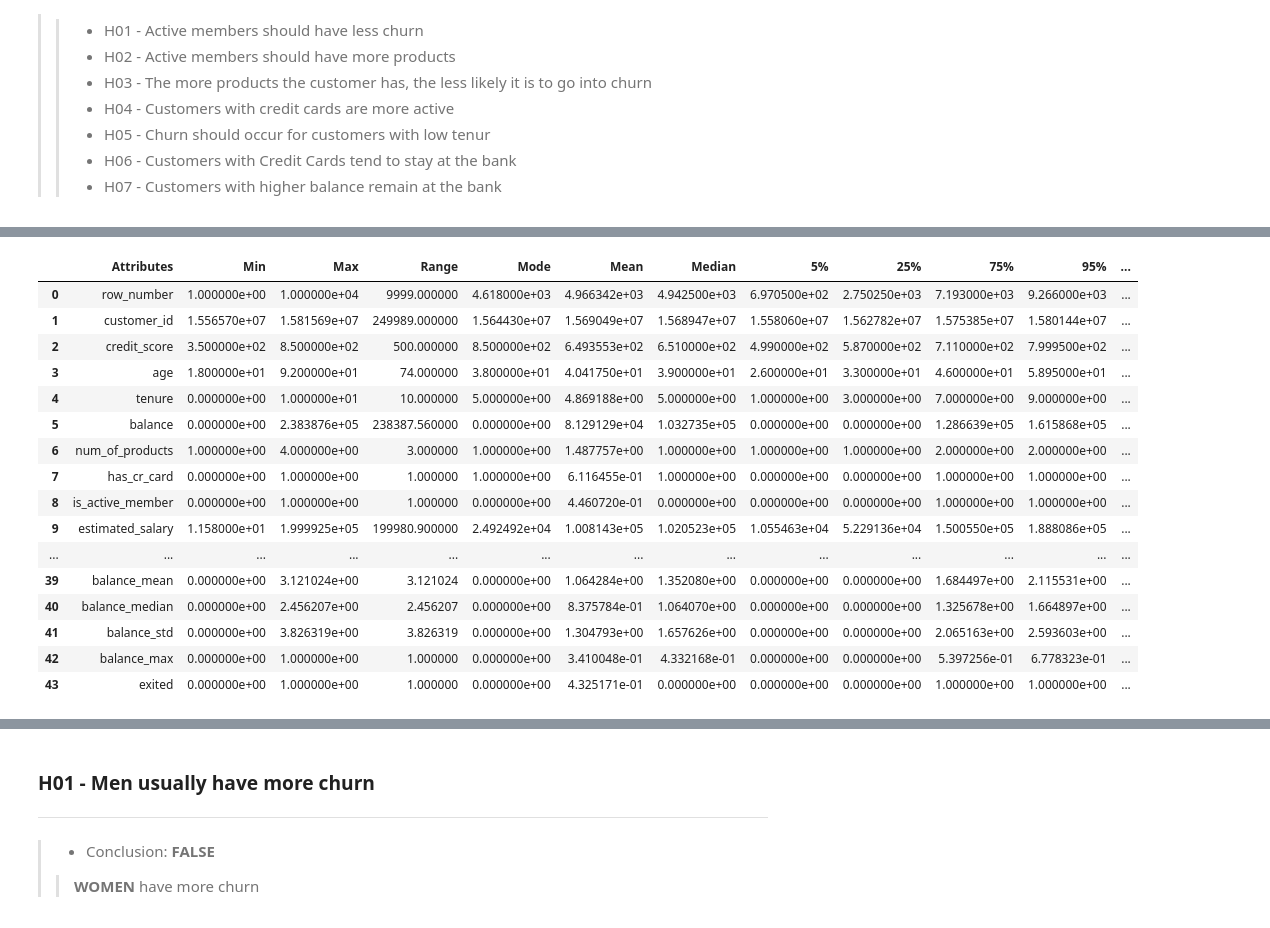
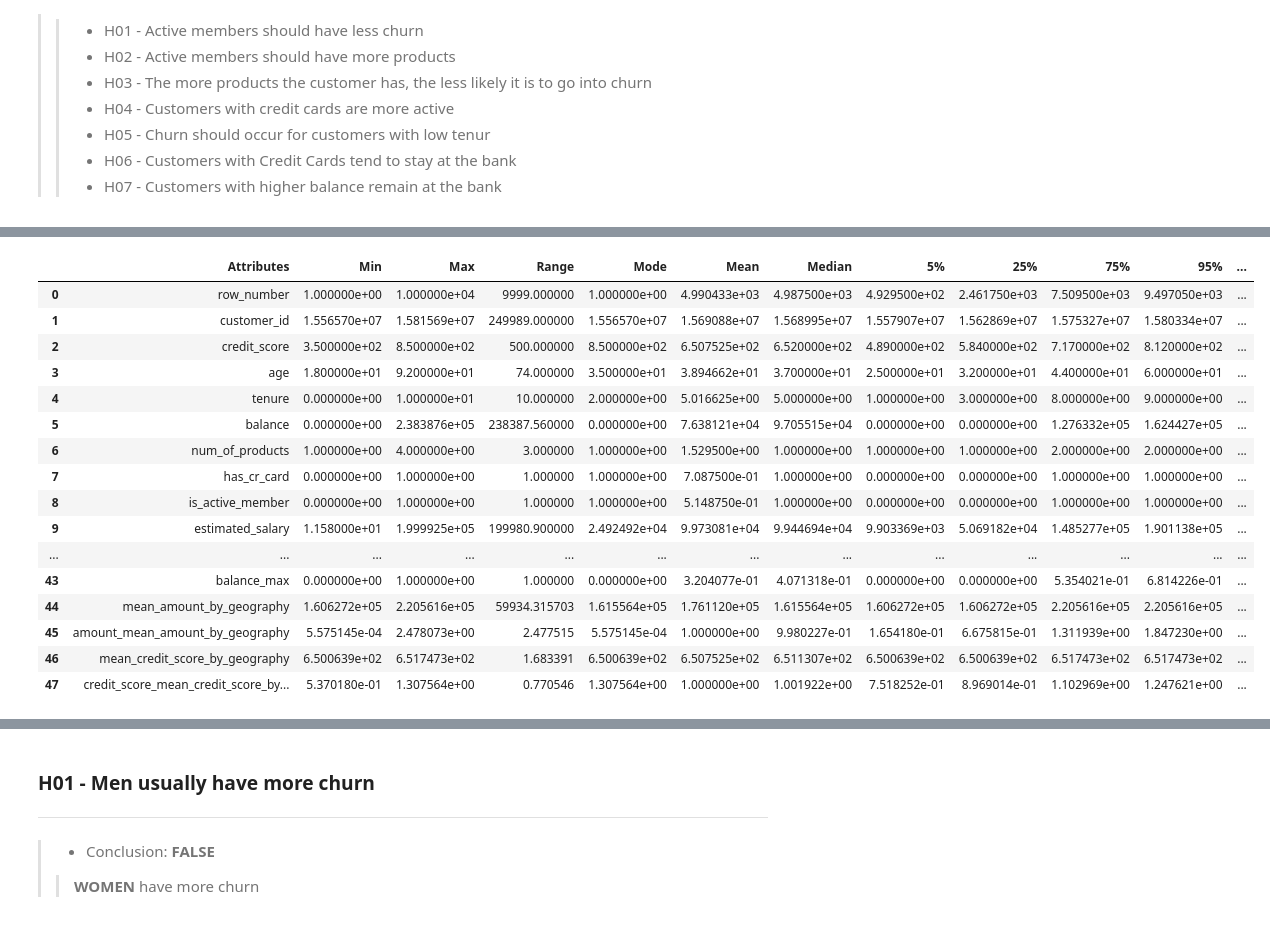
Before and after one commit to FabioCaffarello/Churn-Prediction-TopBank, a Jupyter notebook: 02-Notebooks/ent_to_end_churn_prediction.ipynb, the cells around one changed output, grey strips where cells are left out. Saved outputs shown, nothing was run; the diff lists cells and outputs as text; code cells hidden in the pictures.

```diff
--- a/02-Notebooks/ent_to_end_churn_prediction.ipynb
+++ b/02-Notebooks/ent_to_end_churn_prediction.ipynb
@@ -507,4 +511,17 @@ df02['balance_median'] = df02['balance'] / df02['balance'].median()
 df02['balance_std'] = df02['balance'] / df02['balance'].std()
 df02['balance_max'] = df02['balance'] / df02['balance'].max()
 df02['amount_min'] = df02['balance'] / df02['balance'][df02['balance'] > 0.0].min()
+
+#################
+geography_mean_amount = pd.DataFrame(df02.groupby('geography')['amount'].mean()).reset_index().rename(columns={'amount':'mean_amount_by_geography'})
+df02 = pd.merge(df02, geography_mean_amount, how='left', on='geography')
+
+df02['amount_mean_amount_by_geography'] = df02['amount'] / df02['mean_amount_by_geography']
+del geography_mean_amount
+
+geography_mean_credit_score = pd.DataFrame(df02.groupby('geography')['credit_score'].mean()).reset_index().rename(columns={'credit_score':'mean_credit_score_by_geography'})
+df02 = pd.merge(df02, geography_mean_credit_score, how='left', on='geography')
+
+df02['credit_score_mean_credit_score_by_geography'] = df02['credit_score'] / df02['mean_credit_score_by_geography']
+del geography_mean_credit_score
 # %% [markdown]
@@ -609,24 +578,24 @@ plt.title('Exited Percentage', fontsize=16);
 # %%
-num_attributes = df04.select_dtypes(include=['int64', 'float64'])
+num_attributes = df03.select_dtypes(include=['int64', 'float64'])
 statistical_summary(num_attributes)
 # %% [output]
 |  | Attributes | Min | Max | Range | Mode | Mean | Median | 5% | 25% | 75% | 95% | ... |
-| 0 | row_number | 1.000000e+00 | 1.000000e+04 | 9999.000000 | 4.618000e+03 | 4.966342e+03 | 4.942500e+03 | 6.970500e+02 | 2.750250e+03 | 7.193000e+03 | 9.266000e+03 | ... |
-| 1 | customer_id | 1.556570e+07 | 1.581569e+07 | 249989.000000 | 1.564430e+07 | 1.569049e+07 | 1.568947e+07 | 1.558060e+07 | 1.562782e+07 | 1.575385e+07 | 1.580144e+07 | ... |
-| 2 | credit_score | 3.500000e+02 | 8.500000e+02 | 500.000000 | 8.500000e+02 | 6.493553e+02 | 6.510000e+02 | 4.990000e+02 | 5.870000e+02 | 7.110000e+02 | 7.999500e+02 | ... |
-| 3 | age | 1.800000e+01 | 9.200000e+01 | 74.000000 | 3.800000e+01 | 4.041750e+01 | 3.900000e+01 | 2.600000e+01 | 3.300000e+01 | 4.600000e+01 | 5.895000e+01 | ... |
-| 4 | tenure | 0.000000e+00 | 1.000000e+01 | 10.000000 | 5.000000e+00 | 4.869188e+00 | 5.000000e+00 | 1.000000e+00 | 3.000000e+00 | 7.000000e+00 | 9.000000e+00 | ... |
-| 5 | balance | 0.000000e+00 | 2.383876e+05 | 238387.560000 | 0.000000e+00 | 8.129129e+04 | 1.032735e+05 | 0.000000e+00 | 0.000000e+00 | 1.286639e+05 | 1.615868e+05 | ... |
-| 6 | num_of_products | 1.000000e+00 | 4.000000e+00 | 3.000000 | 1.000000e+00 | 1.487757e+00 | 1.000000e+00 | 1.000000e+00 | 1.000000e+00 | 2.000000e+00 | 2.000000e+00 | ... |
-| 7 | has_cr_card | 0.000000e+00 | 1.000000e+00 | 1.000000 | 1.000000e+00 | 6.116455e-01 | 1.000000e+00 | 0.000000e+00 | 0.000000e+00 | 1.000000e+00 | 1.000000e+00 | ... |
-| 8 | is_active_member | 0.000000e+00 | 1.000000e+00 | 1.000000 | 0.000000e+00 | 4.460720e-01 | 0.000000e+00 | 0.000000e+00 | 0.000000e+00 | 1.000000e+00 | 1.000000e+00 | ... |
-| 9 | estimated_salary | 1.158000e+01 | 1.999925e+05 | 199980.900000 | 2.492492e+04 | 1.008143e+05 | 1.020523e+05 | 1.055463e+04 | 5.229136e+04 | 1.500550e+05 | 1.888086e+05 | ... |
+| 0 | row_number | 1.000000e+00 | 1.000000e+04 | 9999.000000 | 1.000000e+00 | 4.990433e+03 | 4.987500e+03 | 4.929500e+02 | 2.461750e+03 | 7.509500e+03 | 9.497050e+03 | ... |
+| 1 | customer_id | 1.556570e+07 | 1.581569e+07 | 249989.000000 | 1.556570e+07 | 1.569088e+07 | 1.568995e+07 | 1.557907e+07 | 1.562869e+07 | 1.575327e+07 | 1.580334e+07 | ... |
+| 2 | credit_score | 3.500000e+02 | 8.500000e+02 | 500.000000 | 8.500000e+02 | 6.507525e+02 | 6.520000e+02 | 4.890000e+02 | 5.840000e+02 | 7.170000e+02 | 8.120000e+02 | ... |
+| 3 | age | 1.800000e+01 | 9.200000e+01 | 74.000000 | 3.500000e+01 | 3.894662e+01 | 3.700000e+01 | 2.500000e+01 | 3.200000e+01 | 4.400000e+01 | 6.000000e+01 | ... |
+| 4 | tenure | 0.000000e+00 | 1.000000e+01 | 10.000000 | 2.000000e+00 | 5.016625e+00 | 5.000000e+00 | 1.000000e+00 | 3.000000e+00 | 8.000000e+00 | 9.000000e+00 | ... |
+| 5 | balance | 0.000000e+00 | 2.383876e+05 | 238387.560000 | 0.000000e+00 | 7.638121e+04 | 9.705515e+04 | 0.000000e+00 | 0.000000e+00 | 1.276332e+05 | 1.624427e+05 | ... |
+| 6 | num_of_products | 1.000000e+00 | 4.000000e+00 | 3.000000 | 1.000000e+00 | 1.529500e+00 | 1.000000e+00 | 1.000000e+00 | 1.000000e+00 | 2.000000e+00 | 2.000000e+00 | ... |
+| 7 | has_cr_card | 0.000000e+00 | 1.000000e+00 | 1.000000 | 1.000000e+00 | 7.087500e-01 | 1.000000e+00 | 0.000000e+00 | 0.000000e+00 | 1.000000e+00 | 1.000000e+00 | ... |
+| 8 | is_active_member | 0.000000e+00 | 1.000000e+00 | 1.000000 | 1.000000e+00 | 5.148750e-01 | 1.000000e+00 | 0.000000e+00 | 0.000000e+00 | 1.000000e+00 | 1.000000e+00 | ... |
+| 9 | estimated_salary | 1.158000e+01 | 1.999925e+05 | 199980.900000 | 2.492492e+04 | 9.973081e+04 | 9.944694e+04 | 9.903369e+03 | 5.069182e+04 | 1.485277e+05 | 1.901138e+05 | ... |
 | ... | ... | ... | ... | ... | ... | ... | ... | ... | ... | ... | ... | ... |
-| 39 | balance_mean | 0.000000e+00 | 3.121024e+00 | 3.121024 | 0.000000e+00 | 1.064284e+00 | 1.352080e+00 | 0.000000e+00 | 0.000000e+00 | 1.684497e+00 | 2.115531e+00 | ... |
-| 40 | balance_median | 0.000000e+00 | 2.456207e+00 | 2.456207 | 0.000000e+00 | 8.375784e-01 | 1.064070e+00 | 0.000000e+00 | 0.000000e+00 | 1.325678e+00 | 1.664897e+00 | ... |
-| 41 | balance_std | 0.000000e+00 | 3.826319e+00 | 3.826319 | 0.000000e+00 | 1.304793e+00 | 1.657626e+00 | 0.000000e+00 | 0.000000e+00 | 2.065163e+00 | 2.593603e+00 | ... |
-| 42 | balance_max | 0.000000e+00 | 1.000000e+00 | 1.000000 | 0.000000e+00 | 3.410048e-01 | 4.332168e-01 | 0.000000e+00 | 0.000000e+00 | 5.397256e-01 | 6.778323e-01 | ... |
-| 43 | exited | 0.000000e+00 | 1.000000e+00 | 1.000000 | 0.000000e+00 | 4.325171e-01 | 0.000000e+00 | 0.000000e+00 | 0.000000e+00 | 1.000000e+00 | 1.000000e+00 | ... |
+| 43 | balance_max | 0.000000e+00 | 1.000000e+00 | 1.000000 | 0.000000e+00 | 3.204077e-01 | 4.071318e-01 | 0.000000e+00 | 0.000000e+00 | 5.354021e-01 | 6.814226e-01 | ... |
+| 44 | mean_amount_by_geography | 1.606272e+05 | 2.205616e+05 | 59934.315703 | 1.615564e+05 | 1.761120e+05 | 1.615564e+05 | 1.606272e+05 | 1.606272e+05 | 2.205616e+05 | 2.205616e+05 | ... |
+| 45 | amount_mean_amount_by_geography | 5.575145e-04 | 2.478073e+00 | 2.477515 | 5.575145e-04 | 1.000000e+00 | 9.980227e-01 | 1.654180e-01 | 6.675815e-01 | 1.311939e+00 | 1.847230e+00 | ... |
+| 46 | mean_credit_score_by_geography | 6.500639e+02 | 6.517473e+02 | 1.683391 | 6.500639e+02 | 6.507525e+02 | 6.511307e+02 | 6.500639e+02 | 6.500639e+02 | 6.517473e+02 | 6.517473e+02 | ... |
+| 47 | credit_score_mean_credit_score_by... | 5.370180e-01 | 1.307564e+00 | 0.770546 | 1.307564e+00 | 1.000000e+00 | 1.001922e+00 | 7.518252e-01 | 8.969014e-01 | 1.102969e+00 | 1.247621e+00 | ... |
 # %%
 num_attributes.hist(bins=25, figsize=(25,24));
 # %% [output]
```
Also changed, not shown: parts of 127 cells of this notebook, 1 other file.
